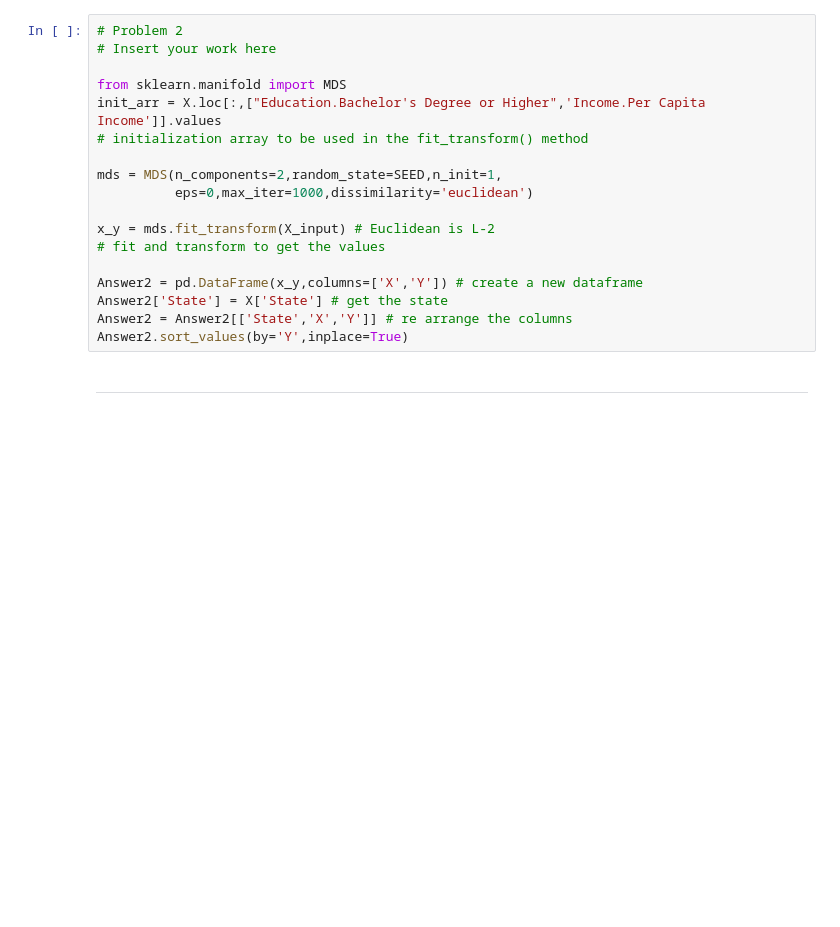
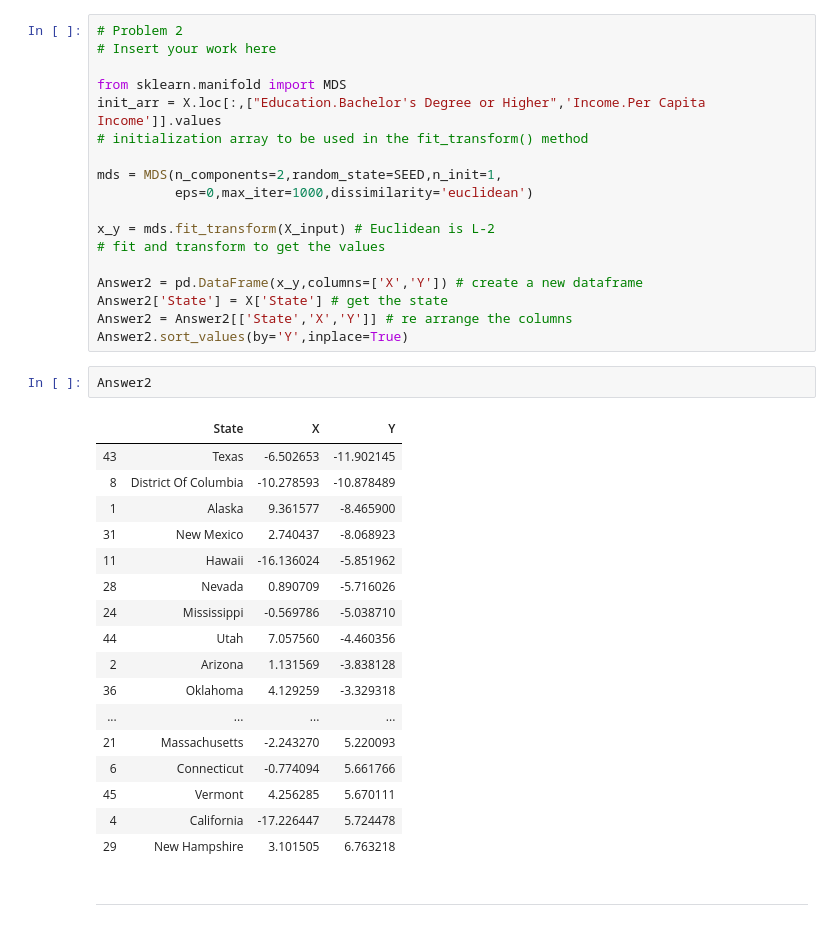
Before and after one commit to deshwalmahesh/Project-KMeans-MDS-Parallel-Coordinates, a Jupyter notebook: 5373488_1_homework07.ipynb, the cells around one changed output. Drawn from its saved outputs; the diff is of its cells as text; blank space fills up the shorter version.

```diff
--- a/5373488_1_homework07.ipynb
+++ b/5373488_1_homework07.ipynb
@@ -134,6 +145,26 @@ Answer2 = pd.DataFrame(x_y,columns=['X','Y']) # create a new dataframe
 Answer2['State'] = X['State'] # get the state
 Answer2 = Answer2[['State','X','Y']] # re arrange the columns
 Answer2.sort_values(by='Y',inplace=True)
+# %%
+Answer2
+# %% [output]
+|  | State | X | Y |
+| 43 | Texas | -6.502653 | -11.902145 |
+| 8 | District Of Columbia | -10.278593 | -10.878489 |
+| 1 | Alaska | 9.361577 | -8.465900 |
+| 31 | New Mexico | 2.740437 | -8.068923 |
+| 11 | Hawaii | -16.136024 | -5.851962 |
+| 28 | Nevada | 0.890709 | -5.716026 |
+| 24 | Mississippi | -0.569786 | -5.038710 |
+| 44 | Utah | 7.057560 | -4.460356 |
+| 2 | Arizona | 1.131569 | -3.838128 |
+| 36 | Oklahoma | 4.129259 | -3.329318 |
+| ... | ... | ... | ... |
+| 21 | Massachusetts | -2.243270 | 5.220093 |
+| 6 | Connecticut | -0.774094 | 5.661766 |
+| 45 | Vermont | 4.256285 | 5.670111 |
+| 4 | California | -17.226447 | 5.724478 |
+| 29 | New Hampshire | 3.101505 | 6.763218 |
 # %% [markdown]
 __________________________________________________________________________________________________________
 # %% [markdown]
```
Also changed, not shown: parts of 21 cells of this notebook.
